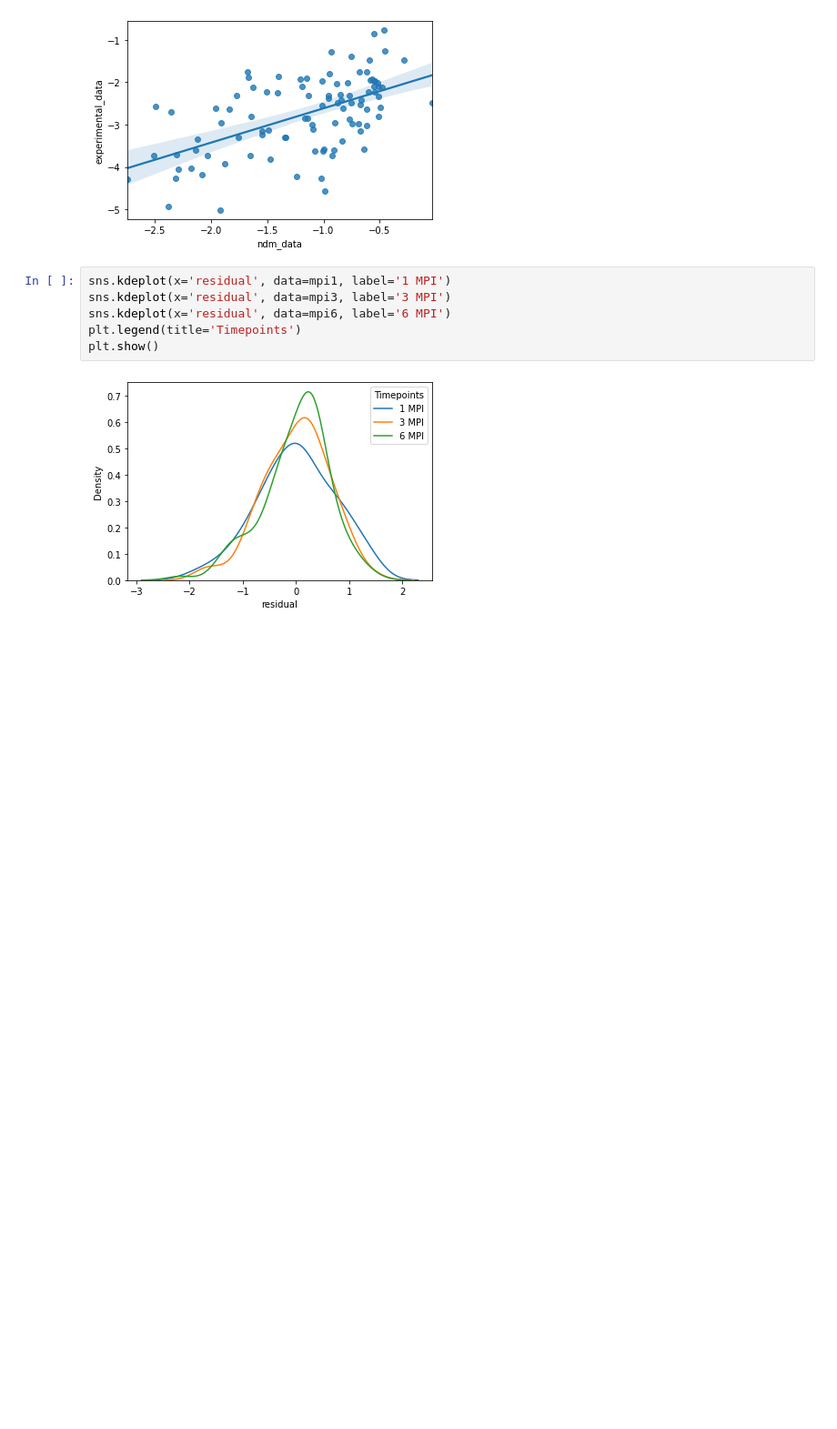
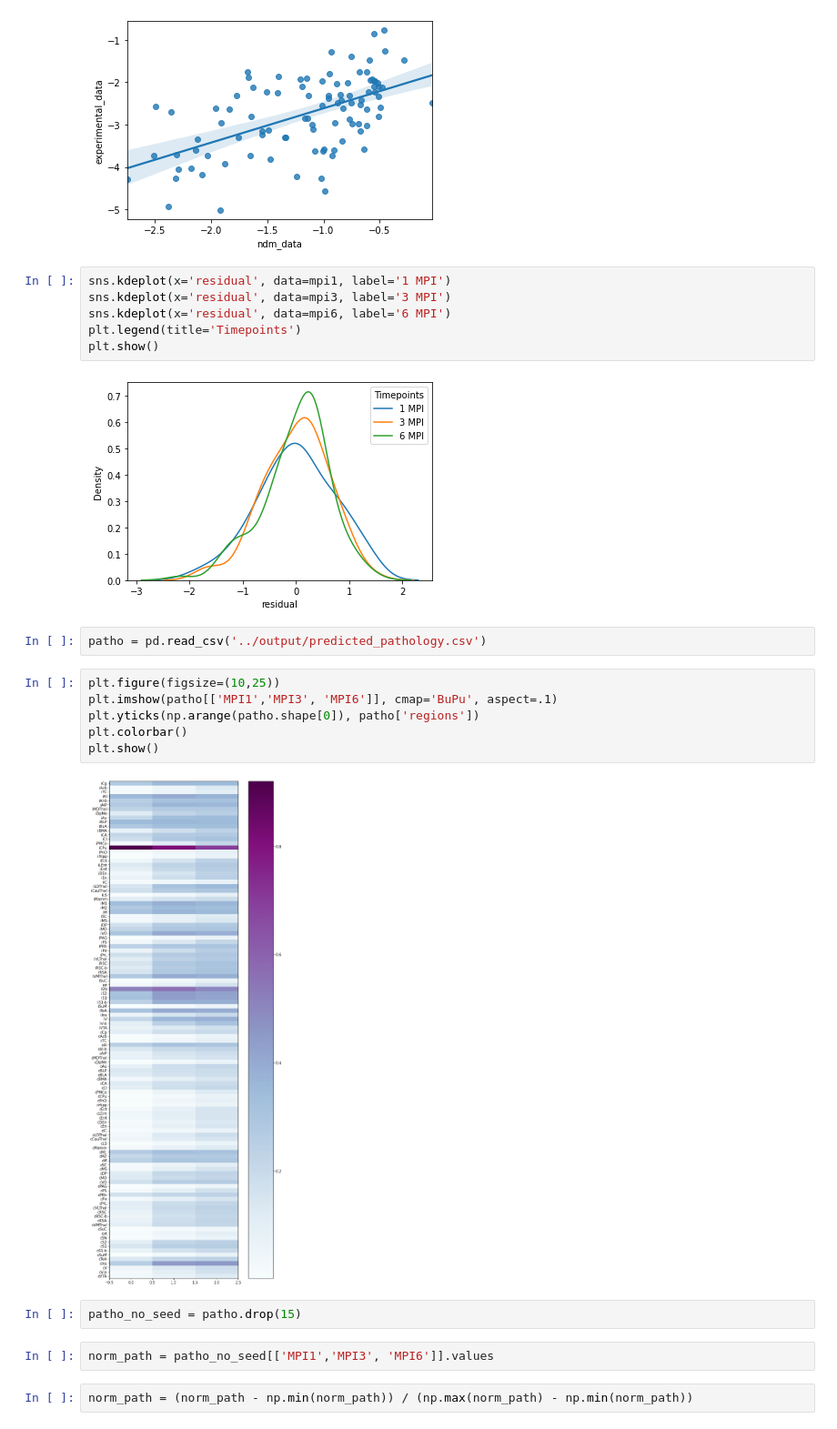
Before and after one commit to MathieuBo/PathoSpreading, a Jupyter notebook: Vulnerability_analysis.ipynb, the cells around one changed output. Shown: that part at 91% size. Drawn from its saved outputs; the diff is of its cells as text; blank space fills up the shorter version.

Commit message:
exemple heatmap

```diff
--- a/Vulnerability_analysis.ipynb
+++ b/Vulnerability_analysis.ipynb
@@ -29,3 +47,19 @@ plt.legend(title='Timepoints')
 plt.show()
 # %% [output]
 [figure]
+# %%
+patho = pd.read_csv('../output/predicted_pathology.csv')
+# %%
+plt.figure(figsize=(10,25))
+plt.imshow(patho[['MPI1','MPI3', 'MPI6']], cmap='BuPu', aspect=.1)
+plt.yticks(np.arange(patho.shape[0]), patho['regions'])
+plt.colorbar()
+plt.show()
+# %% [output]
+[figure, added]
+# %%
+patho_no_seed = patho.drop(15)
+# %%
+norm_path = patho_no_seed[['MPI1','MPI3', 'MPI6']].values
+# %%
+norm_path = (norm_path - np.min(norm_path)) / (np.max(norm_path) - np.min(norm_path))
```
Also changed, not shown: parts of 7 cells of this notebook.
